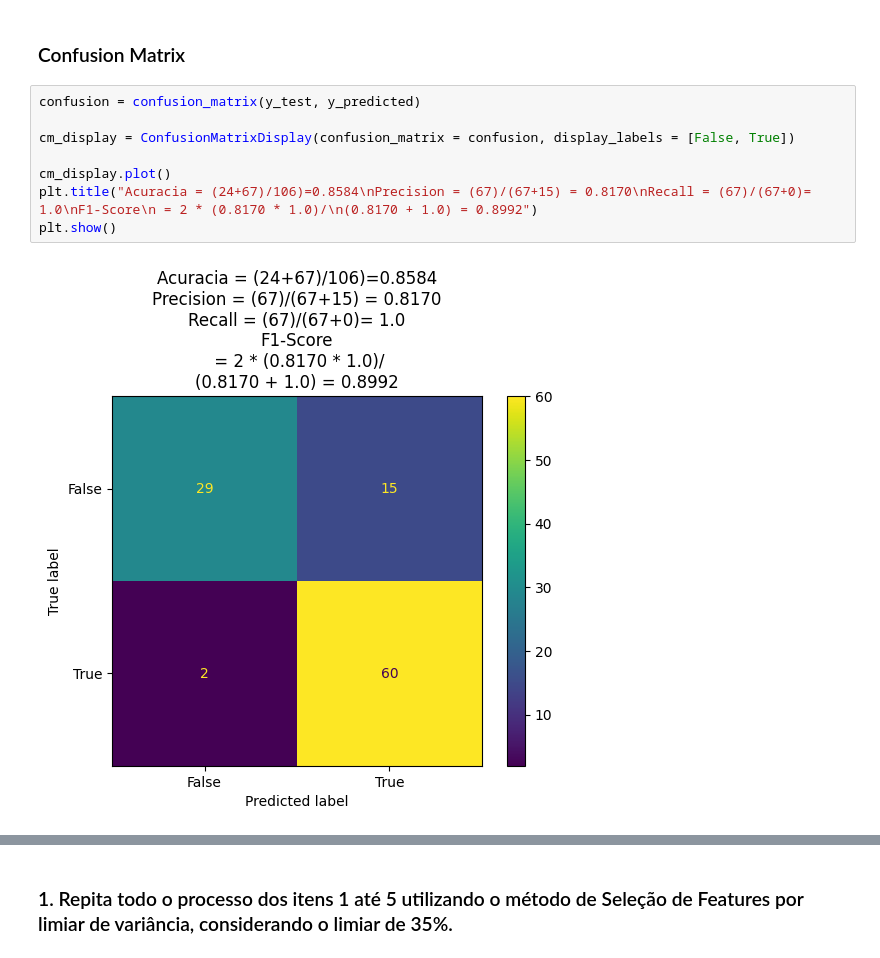
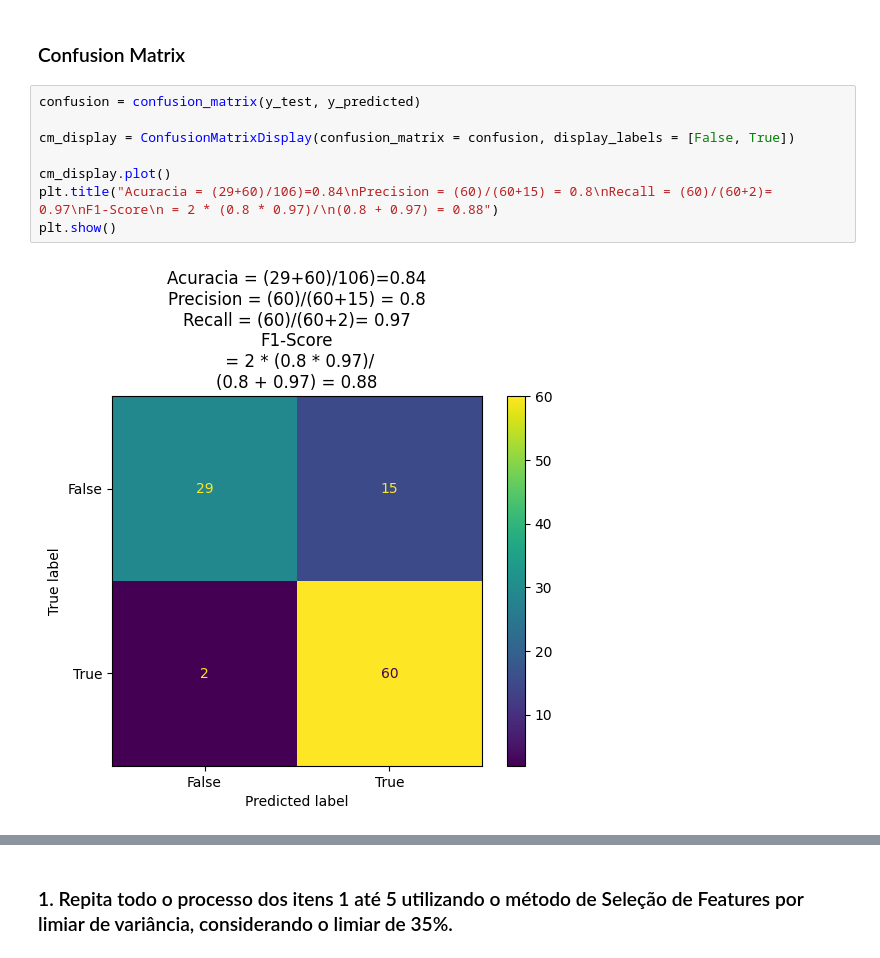
Before and after one commit to silviolima07/PUC_residencia_tec_ml, a Jupyter notebook: aula_13_Assincrona_Ativ_Practica_02.ipynb, the cells around one changed output, grey strips where cells are left out. Saved outputs shown, nothing was run; the diff lists cells and outputs as text.

```diff
--- a/aula_13_Assincrona_Ativ_Practica_02.ipynb
+++ b/aula_13_Assincrona_Ativ_Practica_02.ipynb
@@ -254,10 +255,10 @@ resultado.append(f1_score)
 # %%
 confusion = confusion_matrix(y_test, y_predicted)
 
 cm_display = ConfusionMatrixDisplay(confusion_matrix = confusion, display_labels = [False, True])
 
 cm_display.plot()
-plt.title("Acuracia = (24+67)/106)=0.8584\nPrecision = (67)/(67+15) = 0.8170\nRecall = (67)/(67+0)= 1.0\nF1-Score\n = 2 * (0.8170 * 1.0)/\n(0.8170 + 1.0) = 0.8992")
+plt.title("Acuracia = (29+60)/106)=0.84\nPrecision = (60)/(60+15) = 0.8\nRecall = (60)/(60+2)= 0.97\nF1-Score\n = 2 * (0.8 * 0.97)/\n(0.8 + 0.97) = 0.88")
 plt.show()
 # %% [output]
-[figure, old version]
+[figure, new version]
```
Also changed, not shown: parts of 25 cells of this notebook.
